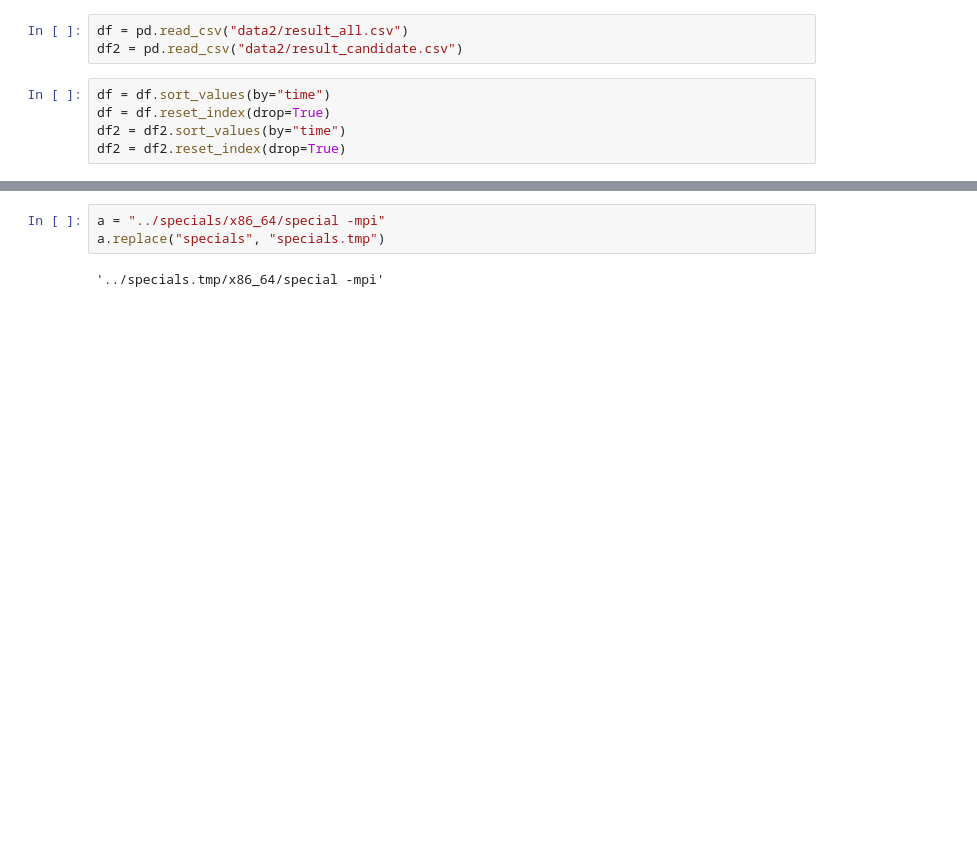
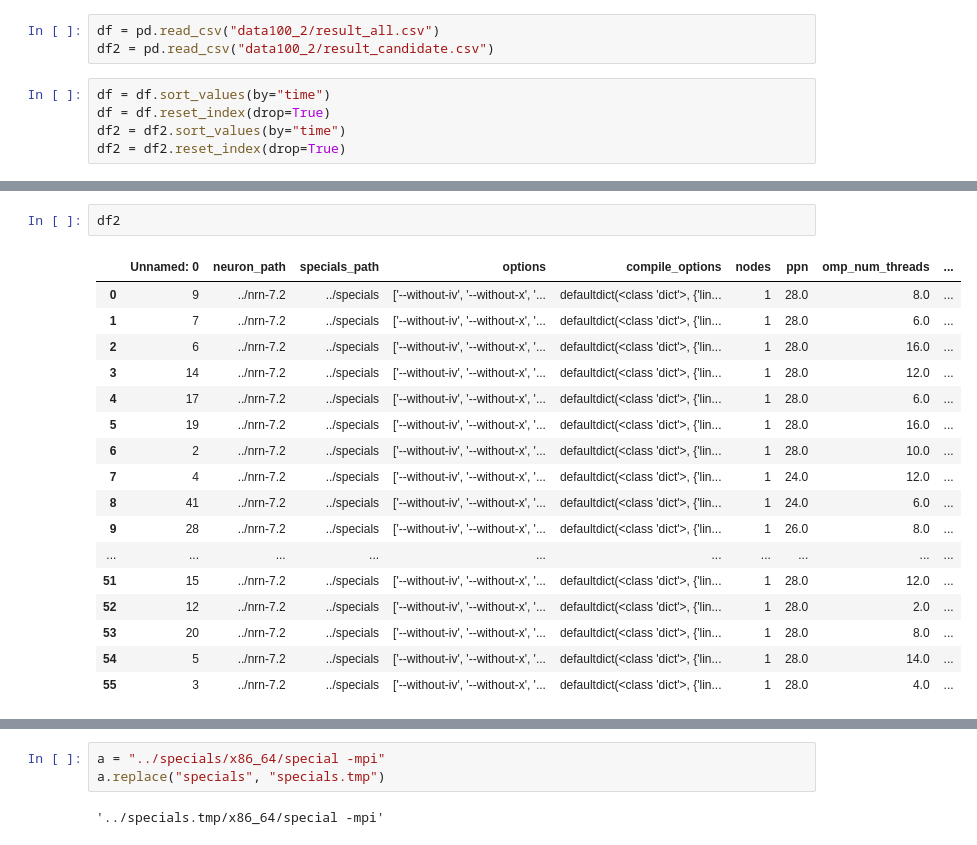
Before and after one commit to hashmup/genie, a Jupyter notebook: analyze/Untitled.ipynb, the cells around one changed output, grey strips where cells are left out. Saved outputs shown, nothing was run; the diff lists cells and outputs as text; blank space fills up the shorter version.

```diff
--- a/analyze/Untitled.ipynb
+++ b/analyze/Untitled.ipynb
@@ -4,8 +4,8 @@ import numpy as np
 from matplotlib import pyplot as plt
 %matplotlib inline
 # %%
-df = pd.read_csv("data2/result_all.csv")
-df2 = pd.read_csv("data2/result_candidate.csv")
+df = pd.read_csv("data100_2/result_all.csv")
+df2 = pd.read_csv("data100_2/result_candidate.csv")
 # %%
 df = df.sort_values(by="time")
 df = df.reset_index(drop=True)
@@ -34,0 +14,20 @@ df
+# %%
+df2
+# %% [output]
+|  | Unnamed: 0 | neuron_path | specials_path | options | compile_options | nodes | ppn | omp_num_threads | ... |
+| 0 | 9 | ../nrn-7.2 | ../specials | ['--without-iv', '--without-x', '... | defaultdict(<class 'dict'>, {'lin... | 1 | 28.0 | 8.0 | ... |
+| 1 | 7 | ../nrn-7.2 | ../specials | ['--without-iv', '--without-x', '... | defaultdict(<class 'dict'>, {'lin... | 1 | 28.0 | 6.0 | ... |
+| 2 | 6 | ../nrn-7.2 | ../specials | ['--without-iv', '--without-x', '... | defaultdict(<class 'dict'>, {'lin... | 1 | 28.0 | 16.0 | ... |
+| 3 | 14 | ../nrn-7.2 | ../specials | ['--without-iv', '--without-x', '... | defaultdict(<class 'dict'>, {'lin... | 1 | 28.0 | 12.0 | ... |
+| 4 | 17 | ../nrn-7.2 | ../specials | ['--without-iv', '--without-x', '... | defaultdict(<class 'dict'>, {'lin... | 1 | 28.0 | 6.0 | ... |
+| 5 | 19 | ../nrn-7.2 | ../specials | ['--without-iv', '--without-x', '... | defaultdict(<class 'dict'>, {'lin... | 1 | 28.0 | 16.0 | ... |
+| 6 | 2 | ../nrn-7.2 | ../specials | ['--without-iv', '--without-x', '... | defaultdict(<class 'dict'>, {'lin... | 1 | 28.0 | 10.0 | ... |
+| 7 | 4 | ../nrn-7.2 | ../specials | ['--without-iv', '--without-x', '... | defaultdict(<class 'dict'>, {'lin... | 1 | 24.0 | 12.0 | ... |
+| 8 | 41 | ../nrn-7.2 | ../specials | ['--without-iv', '--without-x', '... | defaultdict(<class 'dict'>, {'lin... | 1 | 24.0 | 6.0 | ... |
+| 9 | 28 | ../nrn-7.2 | ../specials | ['--without-iv', '--without-x', '... | defaultdict(<class 'dict'>, {'lin... | 1 | 26.0 | 8.0 | ... |
+| ... | ... | ... | ... | ... | ... | ... | ... | ... | ... |
+| 51 | 15 | ../nrn-7.2 | ../specials | ['--without-iv', '--without-x', '... | defaultdict(<class 'dict'>, {'lin... | 1 | 28.0 | 12.0 | ... |
+| 52 | 12 | ../nrn-7.2 | ../specials | ['--without-iv', '--without-x', '... | defaultdict(<class 'dict'>, {'lin... | 1 | 28.0 | 2.0 | ... |
+| 53 | 20 | ../nrn-7.2 | ../specials | ['--without-iv', '--without-x', '... | defaultdict(<class 'dict'>, {'lin... | 1 | 28.0 | 8.0 | ... |
+| 54 | 5 | ../nrn-7.2 | ../specials | ['--without-iv', '--without-x', '... | defaultdict(<class 'dict'>, {'lin... | 1 | 28.0 | 14.0 | ... |
+| 55 | 3 | ../nrn-7.2 | ../specials | ['--without-iv', '--without-x', '... | defaultdict(<class 'dict'>, {'lin... | 1 | 28.0 | 4.0 | ... |
```
Also changed, not shown: parts of 2 cells of this notebook, 10 other files.
